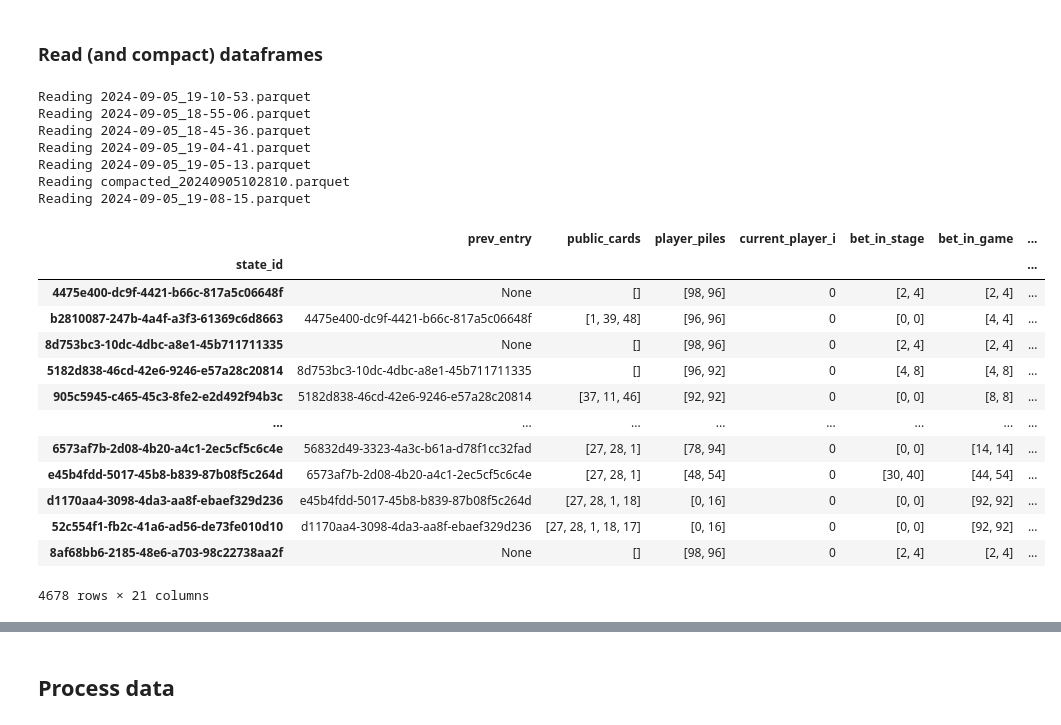
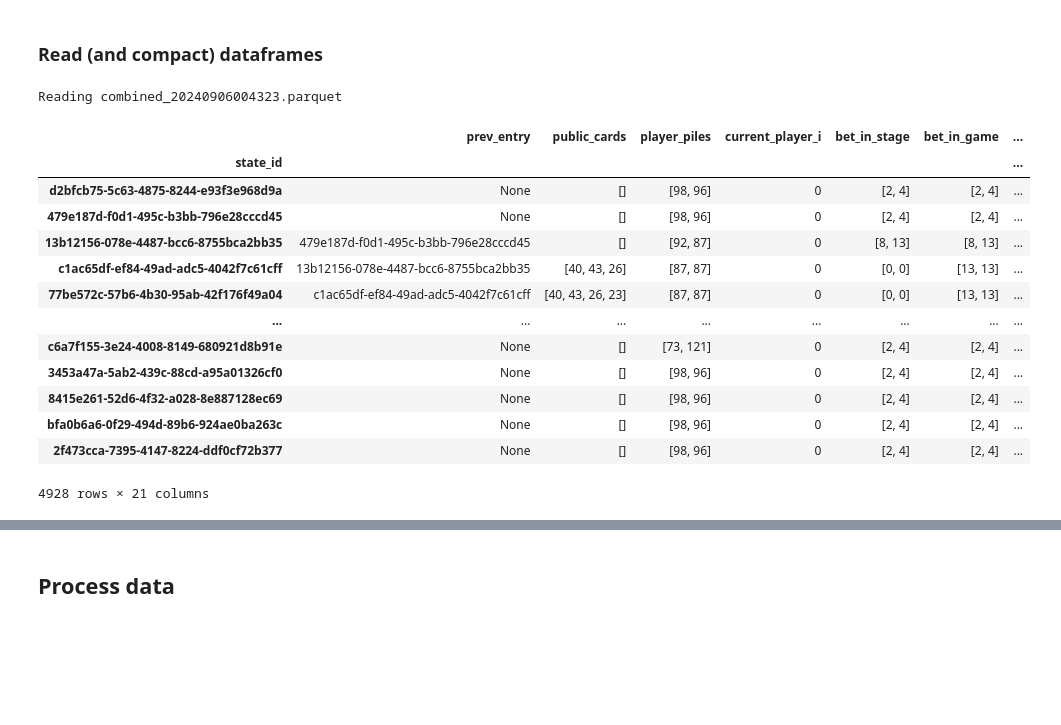
Before and after one commit to tjespe/texas-holdem-ai, a Jupyter notebook: hidden_state_model/notebooks/prob_model.ipynb, the cells around one changed output, grey strips where cells are left out. Cells and saved outputs as stored; diff of their text form; code cells hidden in the pictures; blank space fills up the shorter version.

```diff
--- a/hidden_state_model/notebooks/prob_model.ipynb
+++ b/hidden_state_model/notebooks/prob_model.ipynb
@@ -26,54 +26,55 @@ dfs = []
 read = []
 data_dir = os.path.join(d, "..", "data")
 for file in os.listdir(data_dir):
     fname = os.path.join(data_dir, file)
     if file.endswith(".parquet"):
         read.append(file)
         print(f"Reading {file}")
         df = pd.read_parquet(fname)
         dfs.append(df)
     if file.endswith(".csv"):
         read.append(file)
         df = pd.read_csv(fname, index_col=0)
         dfs.append(df)
 
 raw_df = pd.concat(dfs)
 
 if compact and len(dfs) > 10:
     print("Compacintg dfs")
 
     timestamp = datetime.now().strftime("%Y%m%d%H%M%S")
-    raw_df.to_parquet(f"data/compacted_{timestamp}.parquet")
+    raw_df.to_parquet(os.path.join(data_dir, f"combined_{timestamp}.parquet"))
+
+    # Move files already in trash to trash within trash
+    trash = os.path.join(data_dir, "trash")
+    trash_in_trash = os.path.join(trash, f"trash_{timestamp}")
+    os.makedirs(trash_in_trash, exist_ok=True)
+    for f in os.listdir(trash):
+        if f.endswith(".parquet") or f.endswith(".csv"):
+            os.rename(os.path.join(trash, f), os.path.join(trash_in_trash, f))
 
     # Move read files to trash and write combined df to dfs/combined_{timestamp}.parquet
-    trash = os.path.join(d, "trash")
     for f in read:
         os.rename(os.path.join(data_dir, f), os.path.join(trash, f))
 
 dfs = []  # Clear memory
 raw_df
 # %% [output]
-Reading 2024-09-05_19-10-53.parquet
-Reading 2024-09-05_18-55-06.parquet
-Reading 2024-09-05_18-45-36.parquet
-Reading 2024-09-05_19-04-41.parquet
-Reading 2024-09-05_19-05-13.parquet
-Reading compacted_20240905102810.parquet
-Reading 2024-09-05_19-08-15.parquet
+Reading combined_20240906004323.parquet
 |  | prev_entry | public_cards | player_piles | current_player_i | bet_in_stage | bet_in_game | ... |
 | state_id |  |  |  |  |  |  | ... |
-| 4475e400-dc9f-4421-b66c-817a5c06648f | None | [] | [98, 96] | 0 | [2, 4] | [2, 4] | ... |
-| b2810087-247b-4a4f-a3f3-61369c6d8663 | 4475e400-dc9f-4421-b66c-817a5c06648f | [1, 39, 48] | [96, 96] | 0 | [0, 0] | [4, 4] | ... |
-| 8d753bc3-10dc-4dbc-a8e1-45b711711335 | None | [] | [98, 96] | 0 | [2, 4] | [2, 4] | ... |
-| 5182d838-46cd-42e6-9246-e57a28c20814 | 8d753bc3-10dc-4dbc-a8e1-45b711711335 | [] | [96, 92] | 0 | [4, 8] | [4, 8] | ... |
-| 905c5945-c465-45c3-8fe2-e2d492f94b3c | 5182d838-46cd-42e6-9246-e57a28c20814 | [37, 11, 46] | [92, 92] | 0 | [0, 0] | [8, 8] | ... |
+| d2bfcb75-5c63-4875-8244-e93f3e968d9a | None | [] | [98, 96] | 0 | [2, 4] | [2, 4] | ... |
+| 479e187d-f0d1-495c-b3bb-796e28cccd45 | None | [] | [98, 96] | 0 | [2, 4] | [2, 4] | ... |
+| 13b12156-078e-4487-bcc6-8755bca2bb35 | 479e187d-f0d1-495c-b3bb-796e28cccd45 | [] | [92, 87] | 0 | [8, 13] | [8, 13] | ... |
+| c1ac65df-ef84-49ad-adc5-4042f7c61cff | 13b12156-078e-4487-bcc6-8755bca2bb35 | [40, 43, 26] | [87, 87] | 0 | [0, 0] | [13, 13] | ... |
+| 77be572c-57b6-4b30-95ab-42f176f49a04 | c1ac65df-ef84-49ad-adc5-4042f7c61cff | [40, 43, 26, 23] | [87, 87] | 0 | [0, 0] | [13, 13] | ... |
 | ... | ... | ... | ... | ... | ... | ... | ... |
-| 6573af7b-2d08-4b20-a4c1-2ec5cf5c6c4e | 56832d49-3323-4a3c-b61a-d78f1cc32fad | [27, 28, 1] | [78, 94] | 0 | [0, 0] | [14, 14] | ... |
-| e45b4fdd-5017-45b8-b839-87b08f5c264d | 6573af7b-2d08-4b20-a4c1-2ec5cf5c6c4e | [27, 28, 1] | [48, 54] | 0 | [30, 40] | [44, 54] | ... |
-| d1170aa4-3098-4da3-aa8f-ebaef329d236 | e45b4fdd-5017-45b8-b839-87b08f5c264d | [27, 28, 1, 18] | [0, 16] | 0 | [0, 0] | [92, 92] | ... |
-| 52c554f1-fb2c-41a6-ad56-de73fe010d10 | d1170aa4-3098-4da3-aa8f-ebaef329d236 | [27, 28, 1, 18, 17] | [0, 16] | 0 | [0, 0] | [92, 92] | ... |
-| 8af68bb6-2185-48e6-a703-98c22738aa2f | None | [] | [98, 96] | 0 | [2, 4] | [2, 4] | ... |
+| c6a7f155-3e24-4008-8149-680921d8b91e | None | [] | [73, 121] | 0 | [2, 4] | [2, 4] | ... |
+| 3453a47a-5ab2-439c-88cd-a95a01326cf0 | None | [] | [98, 96] | 0 | [2, 4] | [2, 4] | ... |
+| 8415e261-52d6-4f32-a028-8e887128ec69 | None | [] | [98, 96] | 0 | [2, 4] | [2, 4] | ... |
+| bfa0b6a6-0f29-494d-89b6-924ae0ba263c | None | [] | [98, 96] | 0 | [2, 4] | [2, 4] | ... |
+| 2f473cca-7395-4147-8224-ddf0cf72b377 | None | [] | [98, 96] | 0 | [2, 4] | [2, 4] | ... |
-4678 rows × 21 columns
+4928 rows × 21 columns
 # %%
 raw_df.dtypes
 # %% [output]
```
Also changed, not shown: 7 other files.
